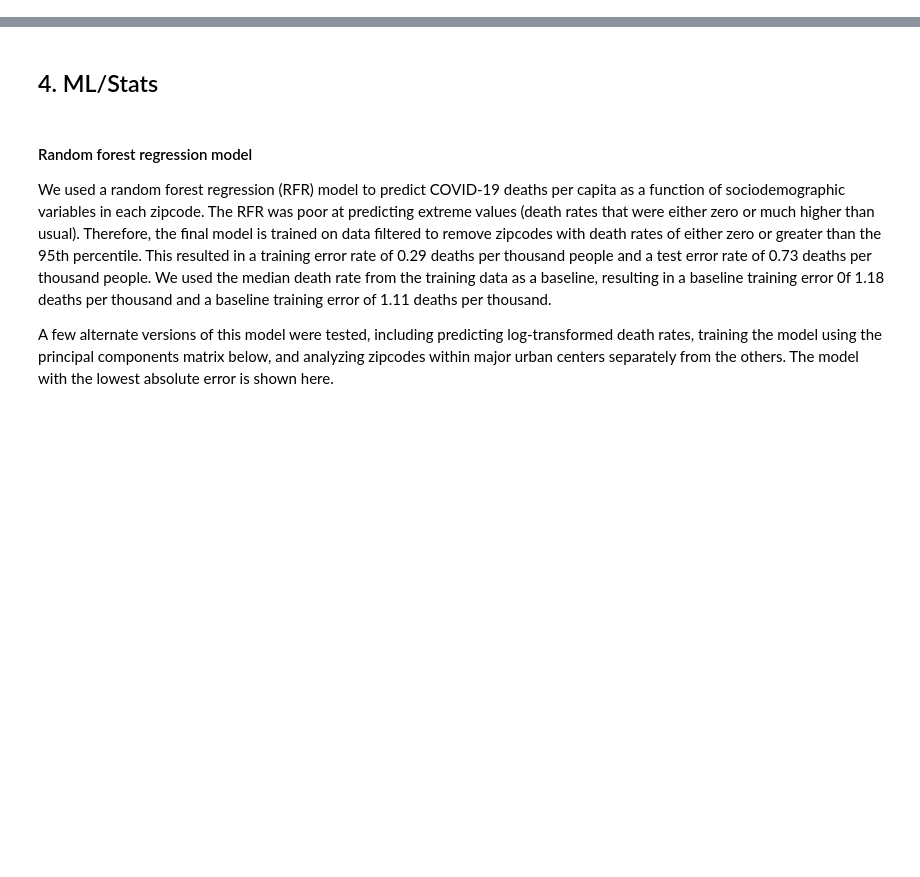
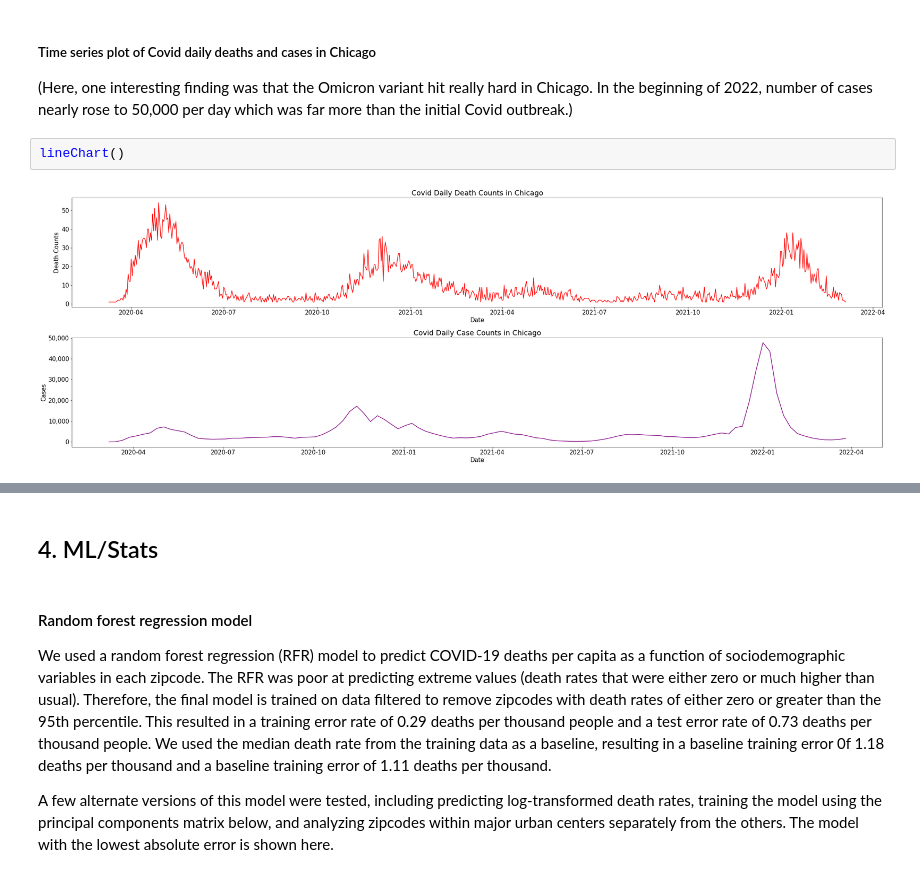
Before and after one commit to uic-cs418/modeling-the-pandemic, a Jupyter notebook: CS418_final_report.ipynb, the cells around one changed output, grey strips where cells are left out. Saved outputs shown, nothing was run; the diff lists cells and outputs as text; blank space fills up the shorter version.

```diff
--- a/CS418_final_report.ipynb
+++ b/CS418_final_report.ipynb
@@ -11,0 +68,7 @@ Provide at least two distinct visualizations of your data or final results. This
+# %% [markdown]
+##### Time series plot of Covid daily deaths and cases in Chicago
+(Here, one interesting finding was that the Omicron variant hit really hard in Chicago. In the beginning of 2022, number of cases nearly rose to 50,000 per day which was far more than the initial Covid outbreak.)
+# %%
+lineChart()
+# %% [output]
+[figure, added]
```
Also changed, not shown: parts of 16 cells of this notebook, 19 other files.
